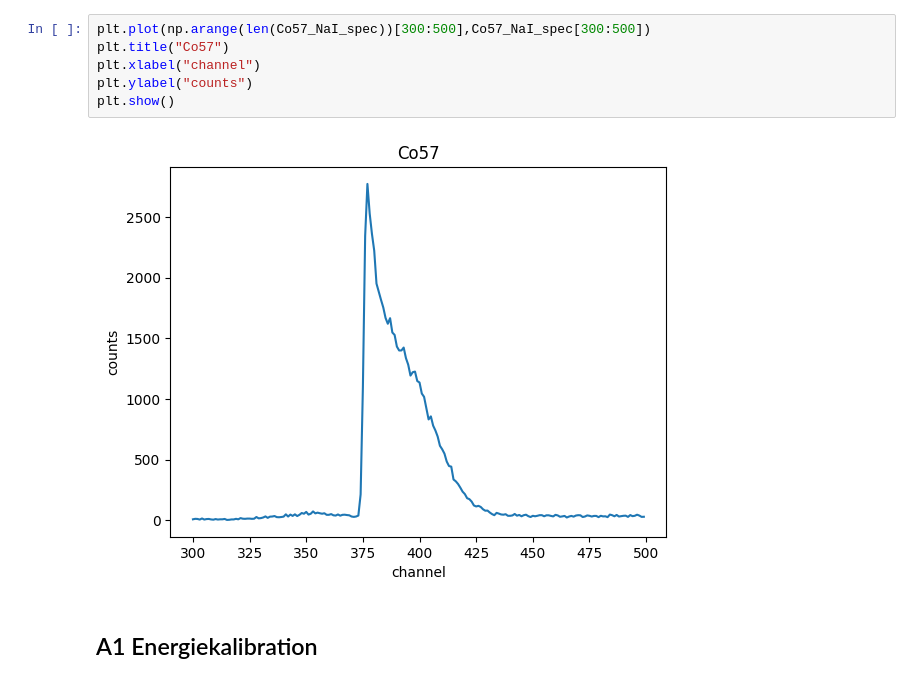
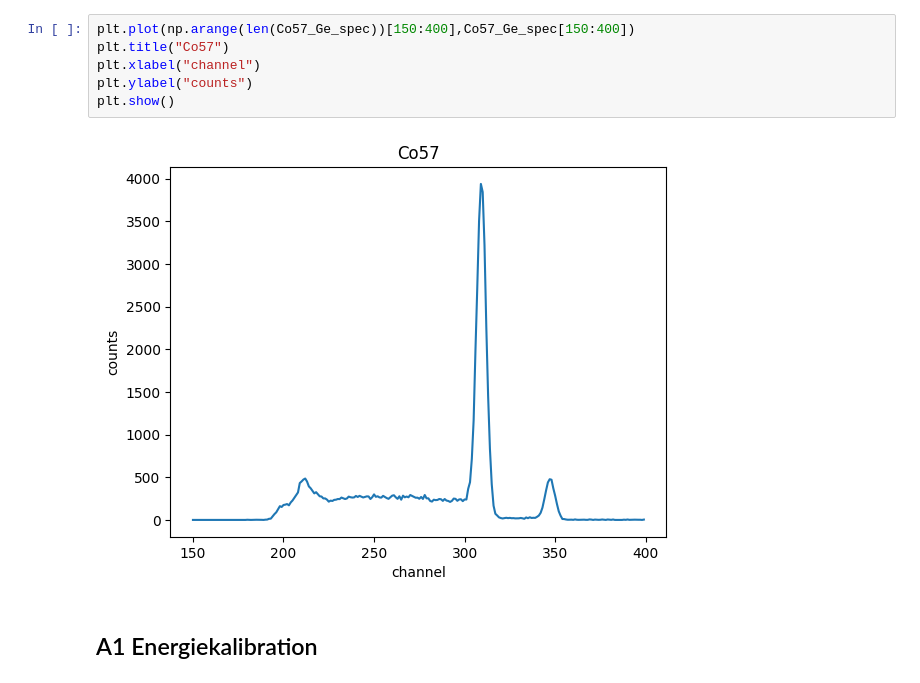
Before and after one commit to caesar2003/P4-Gamma-Coincidence-Spectroscopy, a Jupyter notebook: auswertung.ipynb, the cells around one changed output. Cells and saved outputs as stored; diff of their text form.

```diff
--- a/auswertung.ipynb
+++ b/auswertung.ipynb
@@ -43,11 +45,11 @@ for i, spec in enumerate(spectras_NaI):
 # %%
-plt.plot(np.arange(len(Co57_NaI_spec))[300:500],Co57_NaI_spec[300:500])
+plt.plot(np.arange(len(Co57_Ge_spec))[150:400],Co57_Ge_spec[150:400])
 plt.title("Co57")
 plt.xlabel("channel")
 plt.ylabel("counts")
 plt.show()
 # %% [output]
-[figure, old version]
+[figure, new version]
 # %% [markdown]
 ## A1 Energiekalibration
 # %% [markdown]
```
Also changed, not shown: parts of 11 cells of this notebook, 14 other files.
